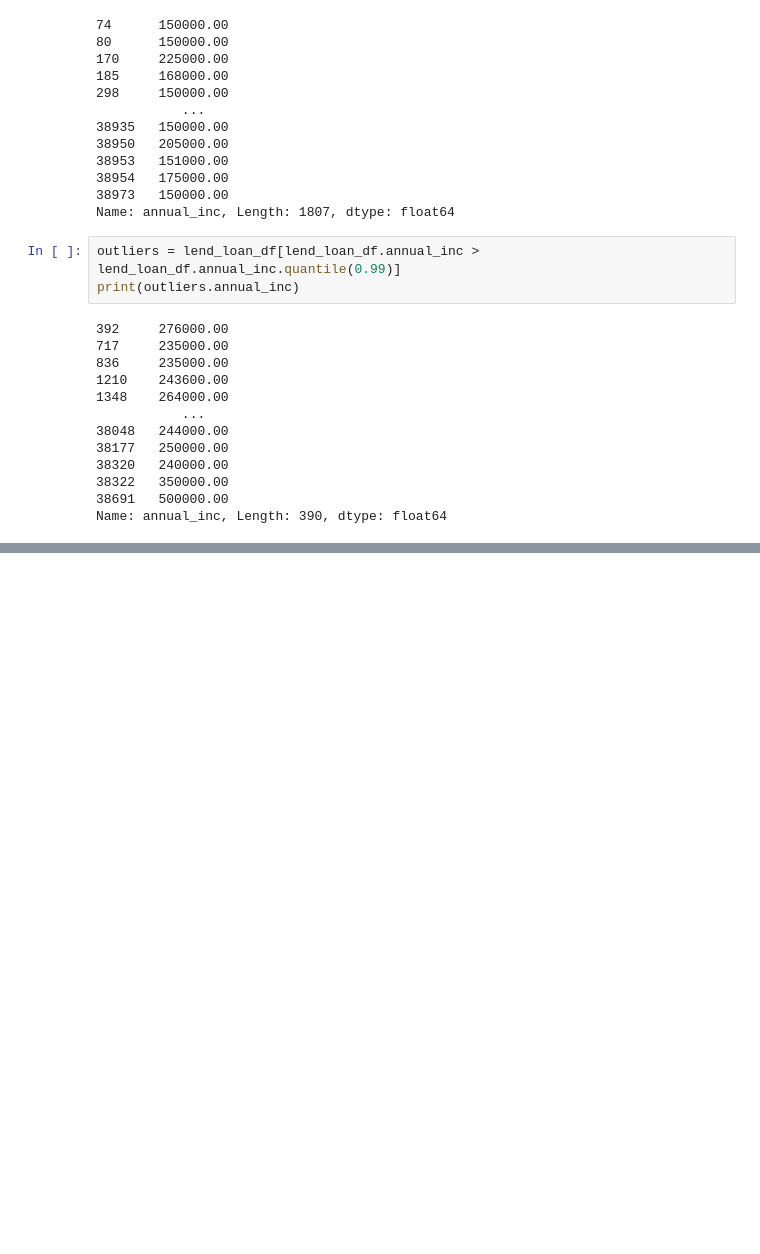
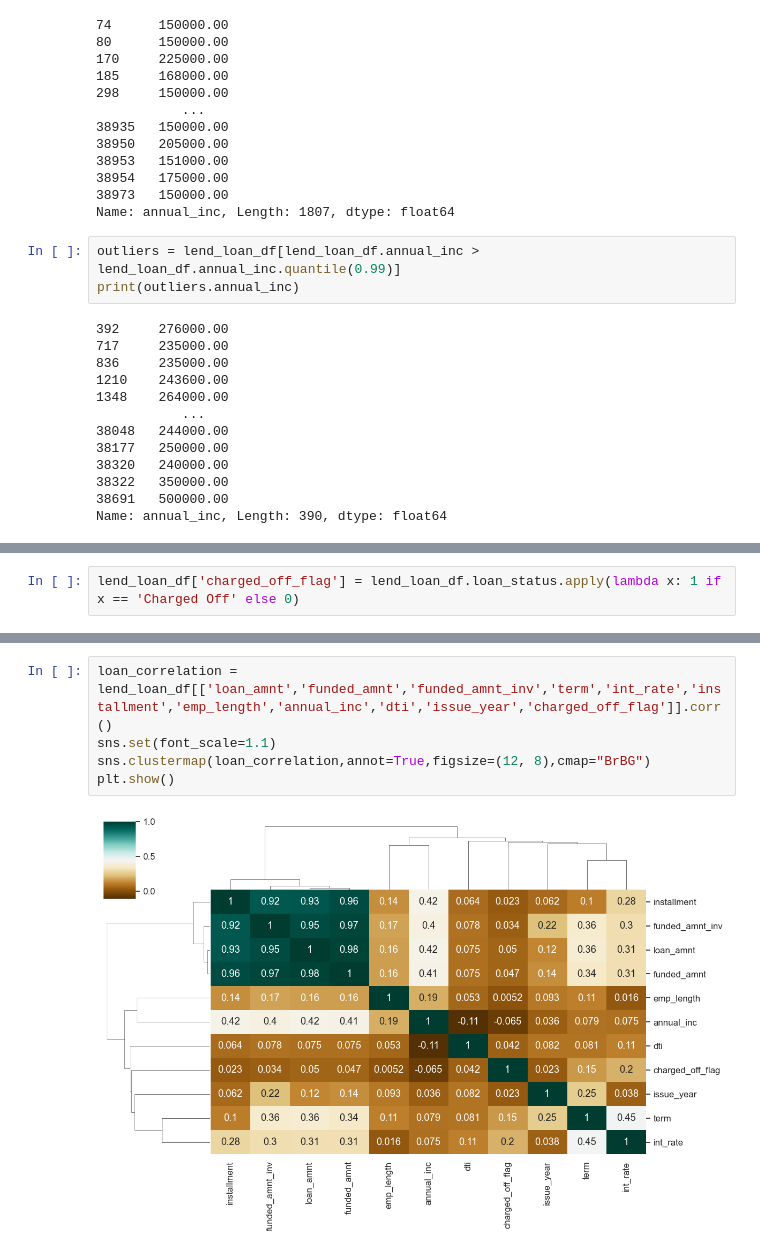
Before and after one commit to blogbydev/lendingcasestudy, a Jupyter notebook: lcs_srinivasan.ipynb, the cells around one changed output, grey strips where cells are left out. Cells and saved outputs as stored; diff of their text form; blank space fills up the shorter version.

```diff
--- a/lcs_srinivasan.ipynb
+++ b/lcs_srinivasan.ipynb
@@ -537,0 +585,2 @@ Name: count, dtype: int64
+# %%
+lend_loan_df['charged_off_flag'] = lend_loan_df.loan_status.apply(lambda x: 1 if x == 'Charged Off' else 0)
@@ -537,0 +597,7 @@ Name: count, dtype: int64
+# %%
+loan_correlation = lend_loan_df[['loan_amnt','funded_amnt','funded_amnt_inv','term','int_rate','installment','emp_length','annual_inc','dti','issue_year','charged_off_flag']].corr()
+sns.set(font_scale=1.1)
+sns.clustermap(loan_correlation,annot=True,figsize=(12, 8),cmap="BrBG")
+plt.show()
+# %% [output]
+[figure, added]
```
Also changed, not shown: parts of 12 cells of this notebook.
